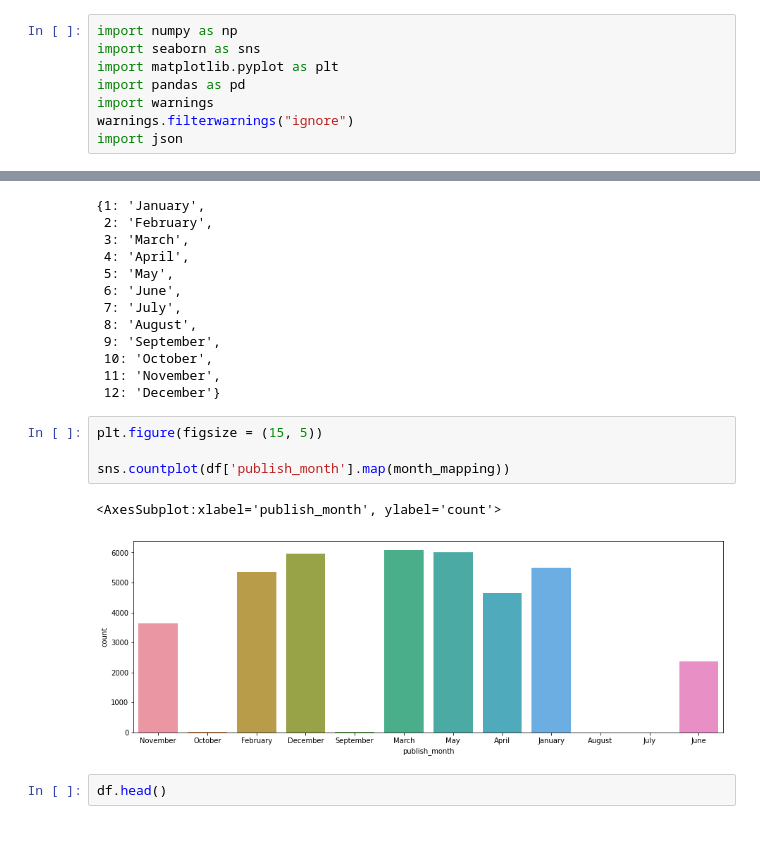
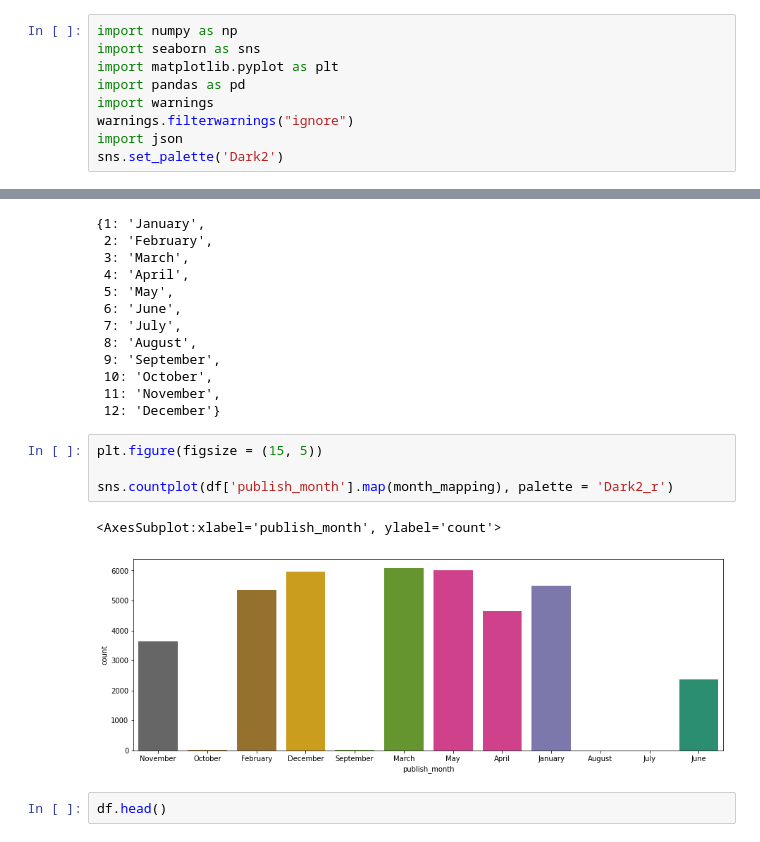
Before and after one commit to suhasmaddali/Youtube-Video-Analysis, a Jupyter notebook: Youtube Video Analysis .ipynb, the cells around one changed output, grey strips where cells are left out. Drawn from its saved outputs; the diff is of its cells as text.

```diff
--- a/Youtube Video Analysis .ipynb
+++ b/Youtube Video Analysis .ipynb
@@ -12,3 +12,4 @@ import pandas as pd
 import warnings
 warnings.filterwarnings("ignore")
 import json
+sns.set_palette('Dark2')
@@ -611,10 +689,10 @@ month_mapping
 # %%
 plt.figure(figsize = (15, 5))
 
-sns.countplot(df['publish_month'].map(month_mapping))
+sns.countplot(df['publish_month'].map(month_mapping), palette = 'Dark2_r')
 # %% [output]
 <AxesSubplot:xlabel='publish_month', ylabel='count'>
-[figure, old version]
+[figure, new version]
 # %%
 df.head()
 # %% [output]
```
Also changed, not shown: parts of 70 cells of this notebook.
